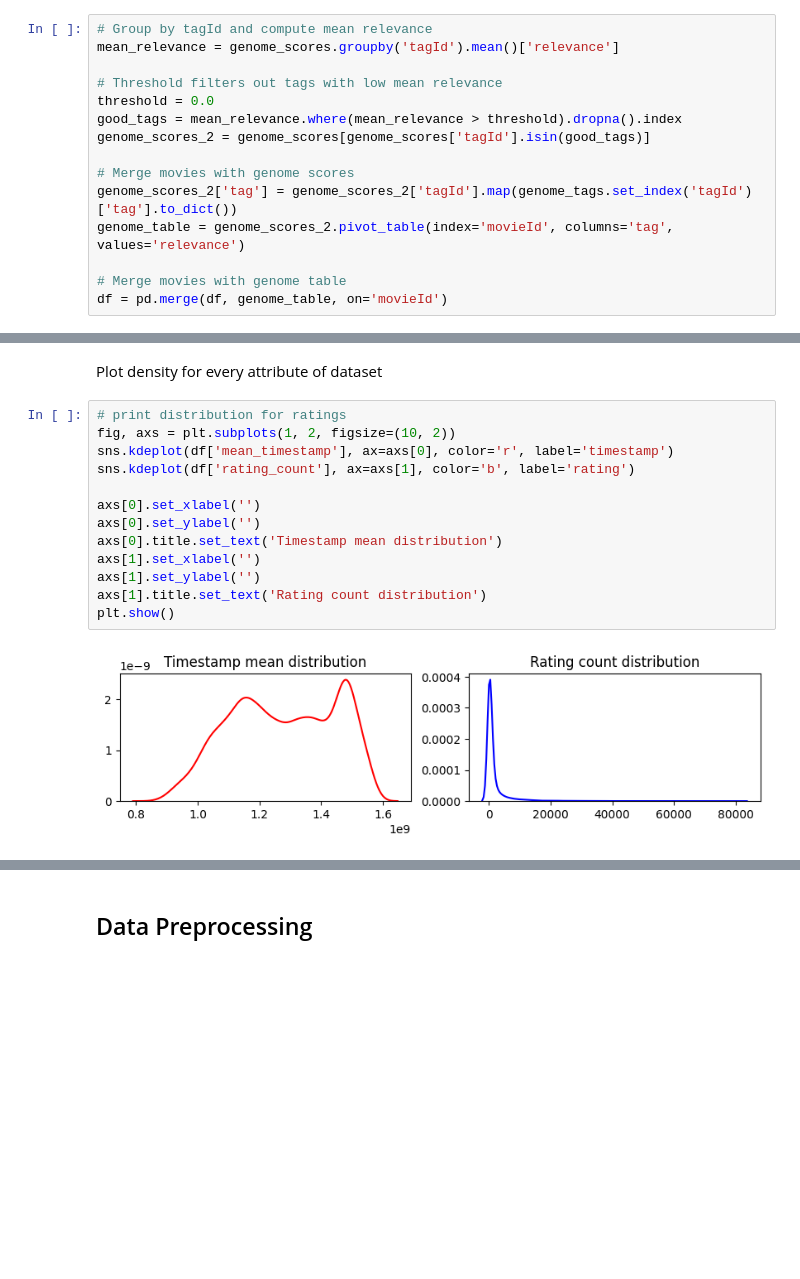
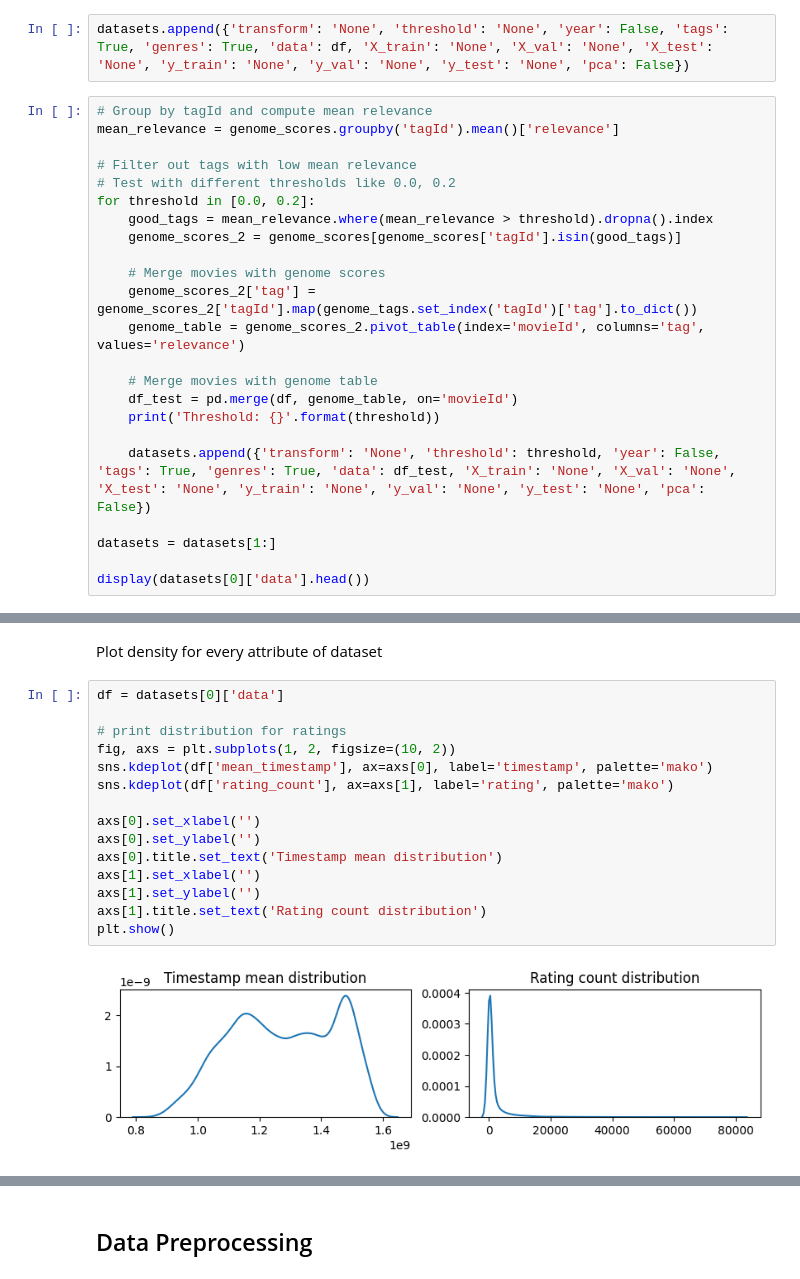
Before and after one commit to nicolopizzo/data-analytics, a Jupyter notebook: analysis.ipynb, the cells around one changed output, grey strips where cells are left out. Saved outputs shown, nothing was run; the diff lists cells and outputs as text; blank space fills up the shorter version.

```diff
--- a/analysis.ipynb
+++ b/analysis.ipynb
@@ -106,18 +106,28 @@ display(df.head())
 | 2 | 3 | Grumpier Old Men (1995) | Comedy|Romance | 3.142028 | 11804 | 980602256 |
 | 3 | 4 | Waiting to Exhale (1995) | Comedy|Drama|Romance | 2.853547 | 2523 | 942460471 |
 | 4 | 5 | Father of the Bride Part II (1995) | Comedy | 3.058434 | 11714 | 1004723013 |
+# %%
+datasets.append({'transform': 'None', 'threshold': 'None', 'year': False, 'tags': True, 'genres': True, 'data': df, 'X_train': 'None', 'X_val': 'None', 'X_test': 'None', 'y_train': 'None', 'y_val': 'None', 'y_test': 'None', 'pca': False})
 # %%
 # Group by tagId and compute mean relevance
 mean_relevance = genome_scores.groupby('tagId').mean()['relevance']
 
-# Threshold filters out tags with low mean relevance
-threshold = 0.0
-good_tags = mean_relevance.where(mean_relevance > threshold).dropna().index
-genome_scores_2 = genome_scores[genome_scores['tagId'].isin(good_tags)]
+# Filter out tags with low mean relevance
+# Test with different thresholds like 0.0, 0.2
+for threshold in [0.0, 0.2]:
+    good_tags = mean_relevance.where(mean_relevance > threshold).dropna().index
+    genome_scores_2 = genome_scores[genome_scores['tagId'].isin(good_tags)]
 
-# Merge movies with genome scores
-genome_scores_2['tag'] = genome_scores_2['tagId'].map(genome_tags.set_index('tagId')['tag'].to_dict())
-genome_table = genome_scores_2.pivot_table(index='movieId', columns='tag', values='relevance')
+    # Merge movies with genome scores
+    genome_scores_2['tag'] = genome_scores_2['tagId'].map(genome_tags.set_index('tagId')['tag'].to_dict())
+    genome_table = genome_scores_2.pivot_table(index='movieId', columns='tag', values='relevance')
 
-# Merge movies with genome table
-df = pd.merge(df, genome_table, on='movieId')
+    # Merge movies with genome table
+    df_test = pd.merge(df, genome_table, on='movieId')
+    print('Threshold: {}'.format(threshold))
+
+    datasets.append({'transform': 'None', 'threshold': threshold, 'year': False, 'tags': True, 'genres': True, 'data': df_test, 'X_train': 'None', 'X_val': 'None', 'X_test': 'None', 'y_train': 'None', 'y_val': 'None', 'y_test': 'None', 'pca': False})
+
+datasets = datasets[1:]
+
+display(datasets[0]['data'].head())
@@ -254,18 +304,20 @@ plt.show()
 # %% [markdown]
 Plot density for every attribute of dataset
 # %%
+df = datasets[0]['data']
+
 # print distribution for ratings
 fig, axs = plt.subplots(1, 2, figsize=(10, 2))
-sns.kdeplot(df['mean_timestamp'], ax=axs[0], color='r', label='timestamp')
-sns.kdeplot(df['rating_count'], ax=axs[1], color='b', label='rating')
+sns.kdeplot(df['mean_timestamp'], ax=axs[0], label='timestamp', palette='mako')
+sns.kdeplot(df['rating_count'], ax=axs[1], label='rating', palette='mako')
 
 axs[0].set_xlabel('')
 axs[0].set_ylabel('')
 axs[0].title.set_text('Timestamp mean distribution')
 axs[1].set_xlabel('')
 axs[1].set_ylabel('')
 axs[1].title.set_text('Rating count distribution')
 plt.show()
 # %% [output]
-[figure, old version]
+[figure, new version]
 # %%
```
Also changed, not shown: parts of 69 cells of this notebook.
